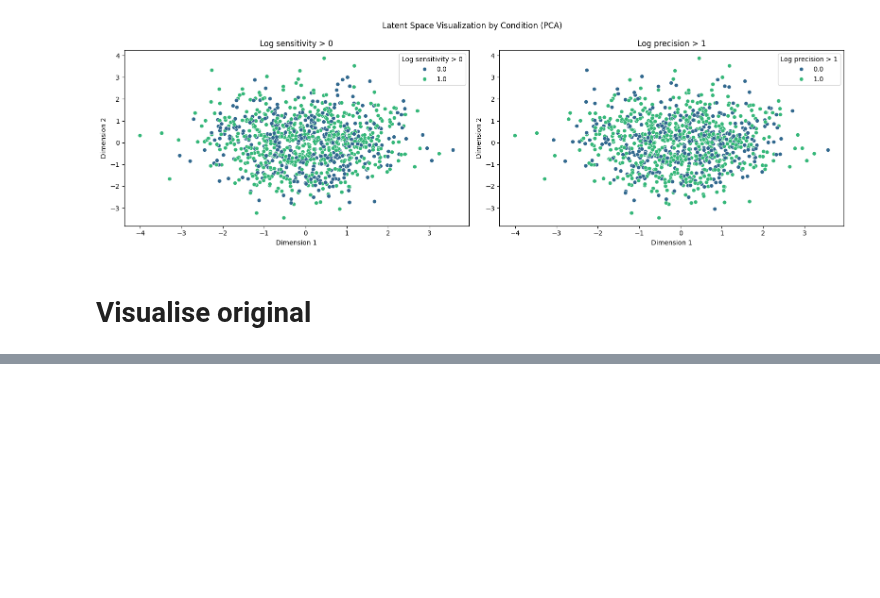
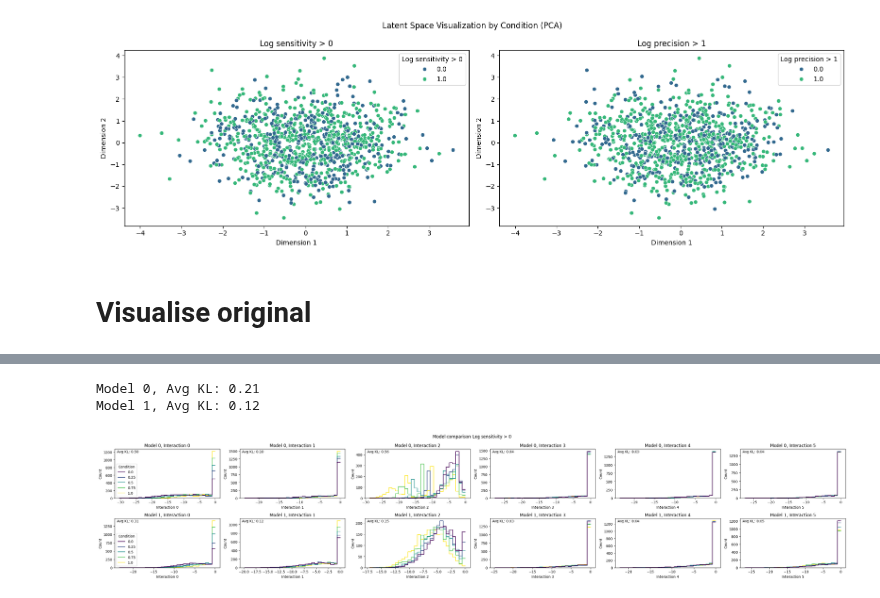
Before and after one commit to olive004/EvoScaper, a Jupyter notebook: notebooks/13_prompt_specificity.ipynb, the cells around one changed output, grey strips where cells are left out. Saved outputs shown, nothing was run; the diff lists cells and outputs as text; code cells hidden in the pictures; blank space fills up the shorter version.

```diff
--- a/notebooks/13_prompt_specificity.ipynb
+++ b/notebooks/13_prompt_specificity.ipynb
@@ -101,7 +111,7 @@ nrows = 1 # len(config_dataset.objective_col)
 ncols = len(saves_models)
 fig, axs = plt.subplots(nrows, ncols, figsize=(8*ncols, 5*nrows), sharex=True, sharey=True)
 for im, (k, m) in enumerate(models_vars.items()):
-    h_all, z_all, x, cond, x_rev_all, cond_rev_all, fake_circuits = m
+    h_all, z_all, x, cond, x_rev_all, cond_rev_all, fake_circuits, sampled_cond = m
 
     z_flat = z_all.reshape(-1, z_all.shape[-1])
 
@@ -616,7 +626,7 @@ def main():
 
 for im, (k, m) in enumerate(models_vars.items()):
     print(f'Model {k}\n')
-    h_all, z_all, x, cond, x_rev_all, cond_rev_all, fake_circuits = m
+    h_all, z_all, x, cond, x_rev_all, cond_rev_all, fake_circuits, sampled_cond = m
     # Evaluate all metrics
     n_show = 1000 #len(z_all)
     z_samples = z_all[:n_show]
@@ -676,11 +681,0 @@ fake_circuits.shape[-1]
-# %%
-nrows = len(models_vars)
-ncols = fake_circuits.shape[-1]
-fig, axs = plt.subplots(nrows, ncols, figsize=(5*ncols, 3*nrows))
-for im, (k, m) in enumerate(models_vars.items()):
-    print(f'Model {k}\n')
-    h_all, z_all, x, cond, x_rev_all, cond_rev_all, fake_circuits = m
-    for ie in range(fake_circuits.shape[-1]):
-        sns.histplot(x=fake_circuits[..., ie].flatten(), hue=cond_rev_all[..., 0], palette='viridis', ax=axs[im, ie], bins=100, stat='density', multiple='fill')
-        axs[im, ie].set_title(f'Model {k}, {config_dataset.objective_col[ie]}')
-plt.show()
@@ -696,0 +682,59 @@ Error:
+# %%
+idx_obj = 0
+nrows = len(models_vars)
+ncols = fake_circuits.shape[-1]
+fig, axs = plt.subplots(nrows, ncols, figsize=(5*ncols, 3*nrows))
+for im, (k, m) in enumerate(models_vars.items()):
+    h_all, z_all, x, cond, x_rev_all, cond_rev_all, fake_circuits, sampled_cond = m
+    sampled_cond_f = sampled_cond.reshape(np.prod(sampled_cond.shape[:-1]), -1)
+    if len(np.unique(sampled_cond)) > 10:
+        sampled_cond_binned = pd.qcut(sampled_cond_f[..., idx_obj], q=10, labels=False)
+    else:
+        sampled_cond_binned = sampled_cond_f[..., idx_obj]
+    fake_circuits_inv = fake_circuits.reshape(np.prod(fake_circuits.shape[:-1]), -1).squeeze()
+    # fake_circuits_inv = x_datanormaliser.create_chain_preprocessor_inverse(x_methods_preprocessing)(fake_circuits).reshape(np.prod(fake_circuits.shape[:-1]), -1).squeeze()
+
+    # Calculate KL and show distributions
+    kl_divs_avg = []
+    for ie in range(fake_circuits.shape[-1]):
+        # Bin conditions into 10 groups
+        df = pd.DataFrame(data=np.concatenate([fake_circuits_inv[..., ie], sampled_cond_binned]).reshape(2, -1).T, columns=[f'Interaction {ie}', 'Condition'])
+        sns.histplot(data=df, x=f'Interaction {ie}', hue='Condition', palette='viridis' if len(np.unique(sampled_cond_binned)) > 2 else None,
+                     element='step', multiple='layer', bins=30, ax=axs[im, ie],
+                     fill=False, legend=True if ie == 0 else False)
+        axs[im, ie].set_title(f'Model {k}, Interaction {ie}')
+
+        # Calculate KL divergence between distributions for each condition group
+        kl_divs = []
+        unique_conds = np.unique(sampled_cond_binned)
+        for cond1 in unique_conds:
+            dist1 = fake_circuits_inv[sampled_cond_binned == cond1, ie]
+            hist1, bins = np.histogram(dist1, bins=30, density=True)
+            hist1 = hist1 + 1e-10  # Add small constant to avoid division by zero
+
+            for cond2 in unique_conds:
+                if cond1 >= cond2:
+                    continue
+                dist2 = fake_circuits_inv[sampled_cond_binned == cond2, ie]
+                hist2, _ = np.histogram(dist2, bins=bins, density=True)
+                hist2 = hist2 + 1e-10
+
+                kl_div = entropy(hist1, hist2)
+                kl_divs.append((cond1, cond2, kl_div))
+
+        if len(kl_divs) > 0:
+            avg_kl = np.mean([x[2] for x in kl_divs])
+            axs[im, ie].text(0.02, 0.98, f'Avg KL: {avg_kl:.2f}',
+                           transform=axs[im, ie].transAxes,
+                           verticalalignment='top')
+        kl_divs_avg.append(avg_kl)
+
+    print(f'Model {k}, Avg KL: {np.mean(kl_divs_avg):.2f}')
+
+plt.suptitle(f'Model comparison {config_dataset.objective_col[idx_obj]}')
+plt.tight_layout()
+plt.show()
+# %% [output]
+Model 0, Avg KL: 0.21
+Model 1, Avg KL: 0.12
+[figure, added]
```
Also changed, not shown: parts of 4 cells of this notebook, 1 other file.
